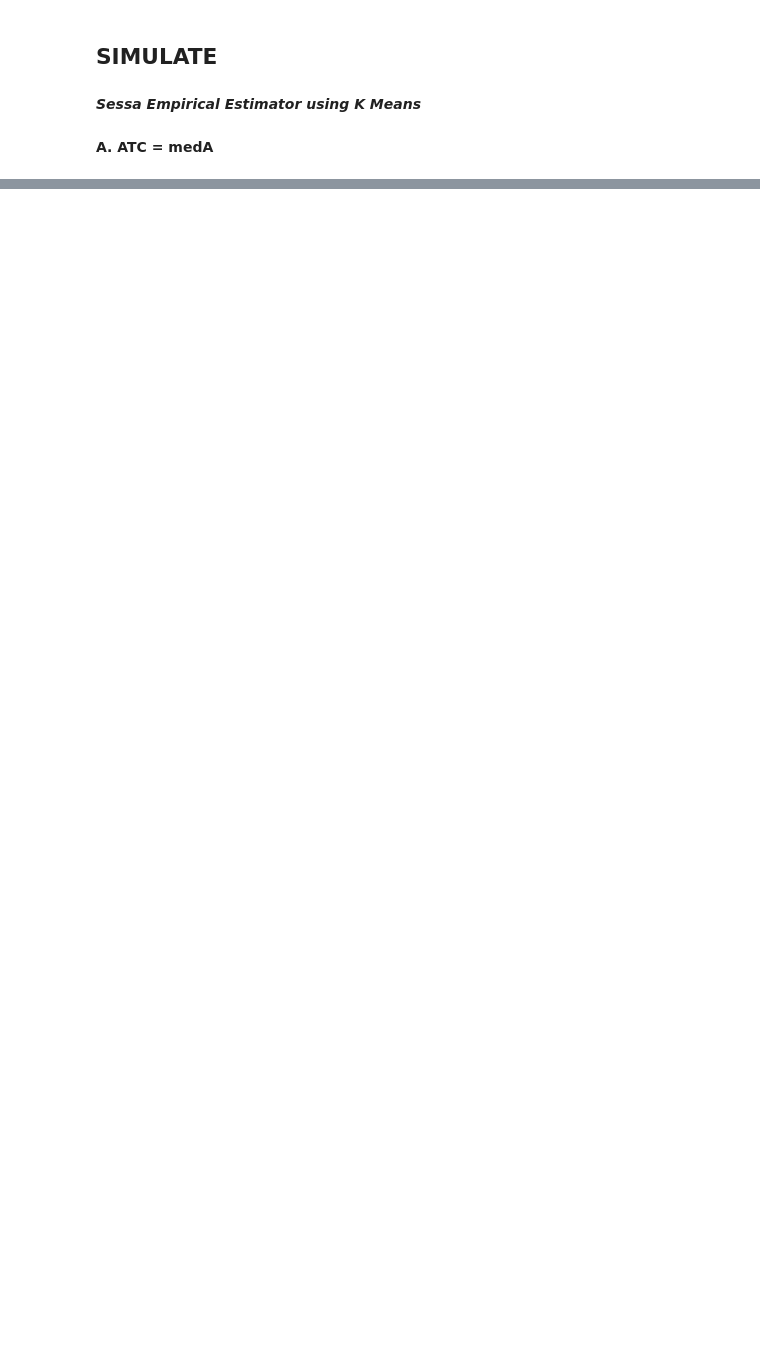
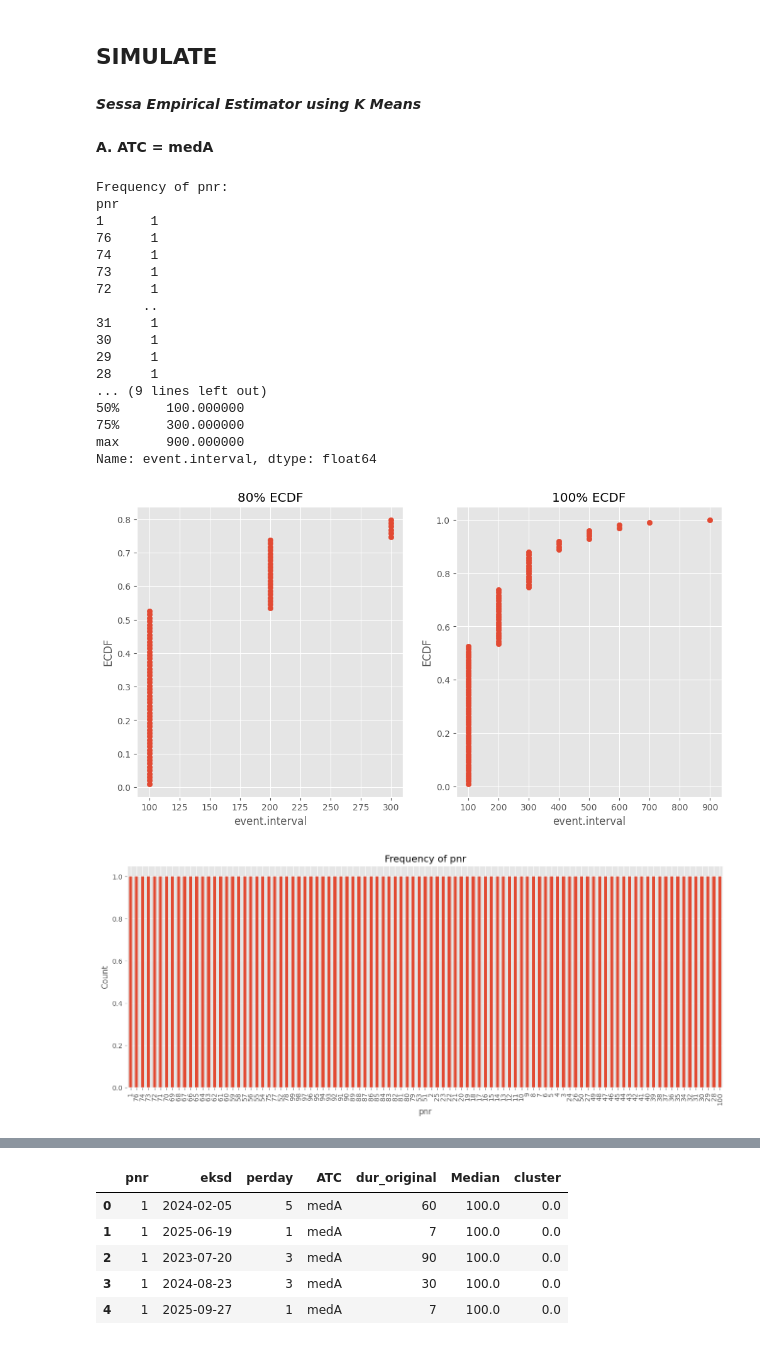
Before and after one commit to colenni/SEE_PY, a Jupyter notebook: Sessa Empirical Estimator/src/ass2_clustering.ipynb, the cells around one changed output, grey strips where cells are left out. Saved outputs shown, nothing was run; the diff lists cells and outputs as text; code cells hidden in the pictures; blank space fills up the shorter version.

```diff
--- a/Sessa Empirical Estimator/src/ass2_clustering.ipynb
+++ b/Sessa Empirical Estimator/src/ass2_clustering.ipynb
@@ -277,3 +569,27 @@ plt.show()
 ***Sessa Empirical Estimator using K Means***
 # %% [markdown]
 **A. ATC = medA**
+# %%
+medA_see_kmc = See_KMeans('medA', simulated_df)
+
+medA_see_kmc.head()
+# %% [output]
+Frequency of pnr:
+pnr
+1      1
+76     1
+74     1
+73     1
+72     1
+      ..
+31     1
+30     1
+29     1
+28     1
+... (9 lines left out)
+50%      100.000000
+75%      300.000000
+max      900.000000
+Name: event.interval, dtype: float64
+[figure, added]
+[figure, added]
@@ -279,0 +614,6 @@ plt.show()
+|  | pnr | eksd | perday | ATC | dur_original | Median | cluster |
+| 0 | 1 | 2024-02-05 | 5 | medA | 60 | 100.0 | 0.0 |
+| 1 | 1 | 2025-06-19 | 1 | medA | 7 | 100.0 | 0.0 |
+| 2 | 1 | 2023-07-20 | 3 | medA | 90 | 100.0 | 0.0 |
+| 3 | 1 | 2024-08-23 | 3 | medA | 30 | 100.0 | 0.0 |
+| 4 | 1 | 2025-09-27 | 1 | medA | 7 | 100.0 | 0.0 |
```
Also changed, not shown: parts of 24 cells of this notebook.
